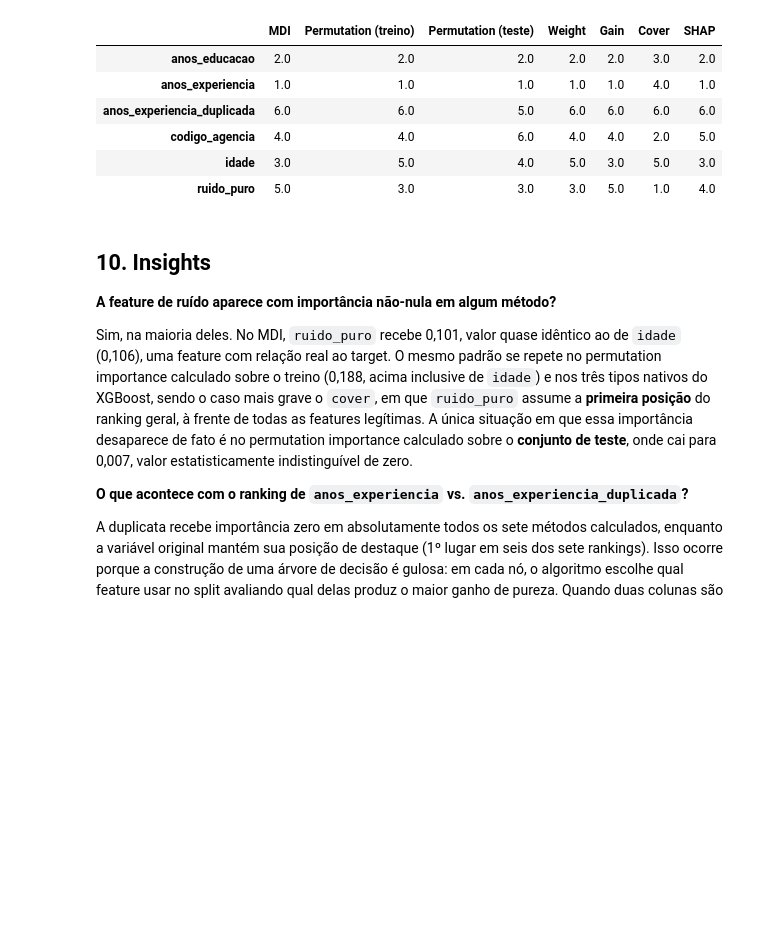
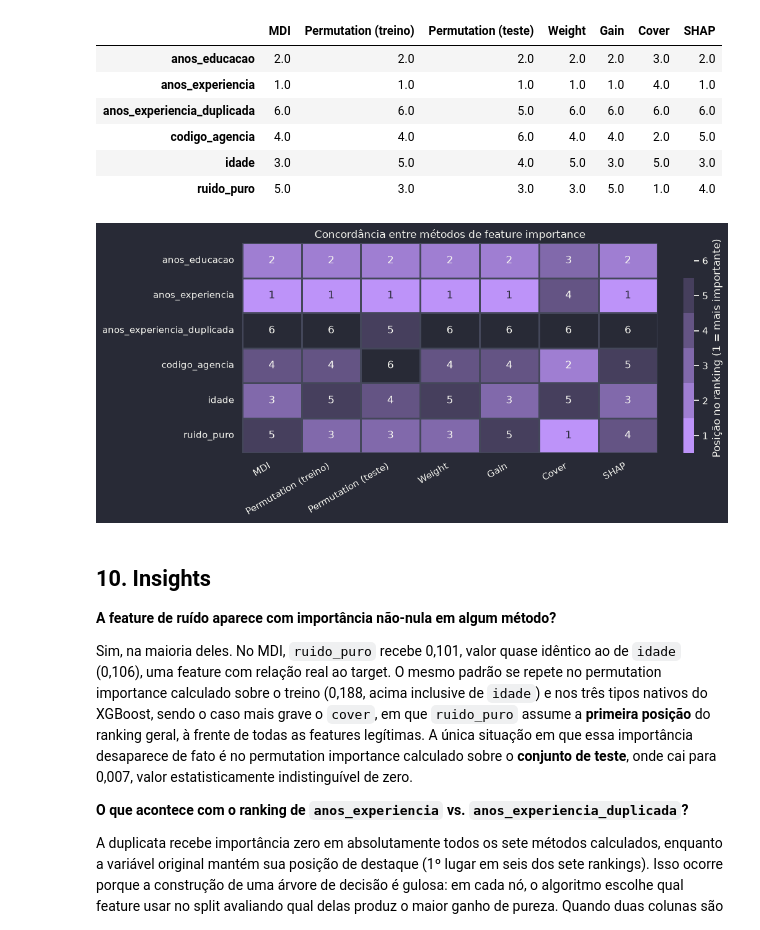
Before and after one commit to TulioKaaz/feature-importance-arvores, a Jupyter notebook: notebooks/feature_importance_arvores.ipynb, the cells around one changed output. Drawn from its saved outputs; the diff is of its cells as text; code cells hidden in the pictures; blank space fills up the shorter version.

```diff
--- a/notebooks/feature_importance_arvores.ipynb
+++ b/notebooks/feature_importance_arvores.ipynb
@@ -295,6 +295,44 @@ ranking
 | codigo_agencia | 4.0 | 4.0 | 6.0 | 4.0 | 4.0 | 2.0 | 5.0 |
 | idade | 3.0 | 5.0 | 4.0 | 5.0 | 3.0 | 5.0 | 3.0 |
 | ruido_puro | 5.0 | 3.0 | 3.0 | 3.0 | 5.0 | 1.0 | 4.0 |
+# %%
+from matplotlib.colors import ListedColormap
+
+DRACULA_PURPLE = "#bd93f9"
+N_POSICOES = int(ranking.values.max())
+ranking_colors = sns.blend_palette([DRACULA_PURPLE, DRACULA_BACKGROUND], n_colors=N_POSICOES)
+ranking_cmap = ListedColormap(ranking_colors)
+
+fig, ax = plt.subplots(figsize=(11, 5))
+
+heatmap = sns.heatmap(
+    ranking,
+    annot=True,
+    fmt=".0f",
+    cmap=ranking_cmap,
+    vmin=0.5,
+    vmax=N_POSICOES + 0.5,
+    linewidths=2,
+    linecolor=DRACULA_GRID,
+    cbar_kws={"label": "Posição no ranking (1 = mais importante)", "ticks": range(1, N_POSICOES + 1)},
+    ax=ax,
+)
+
+for text, facecolor in zip(ax.texts, heatmap.collections[0].get_facecolors()):
+    luminancia = 0.299 * facecolor[0] + 0.587 * facecolor[1] + 0.114 * facecolor[2]
+    text.set_color(DRACULA_BACKGROUND if luminancia > 0.6 else DRACULA_FOREGROUND)
+
+ax.set_title("Concordância entre métodos de feature importance")
+ax.set_xlabel("")
+ax.set_ylabel("")
+ax.set_xticklabels(ax.get_xticklabels(), rotation=30, ha="right")
+ax.set_yticklabels(ax.get_yticklabels(), rotation=0)
+
+plt.tight_layout()
+plt.savefig("../outputs/ranking_heatmap.png", dpi=150, facecolor=DRACULA_BACKGROUND)
+plt.show()
+# %% [output]
+[figure, added]
 # %% [markdown]
 ## 10. Insights
 
```
Also changed, not shown: parts of 8 cells of this notebook, 2 other files.
